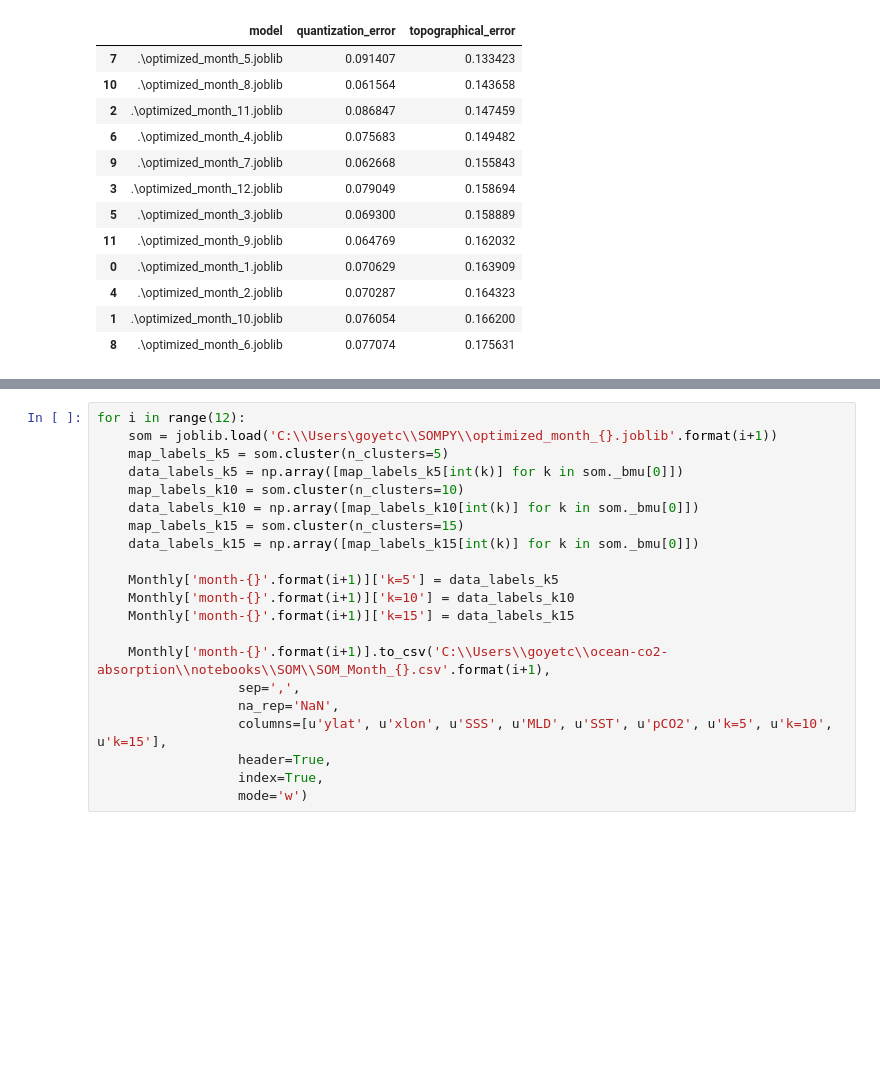
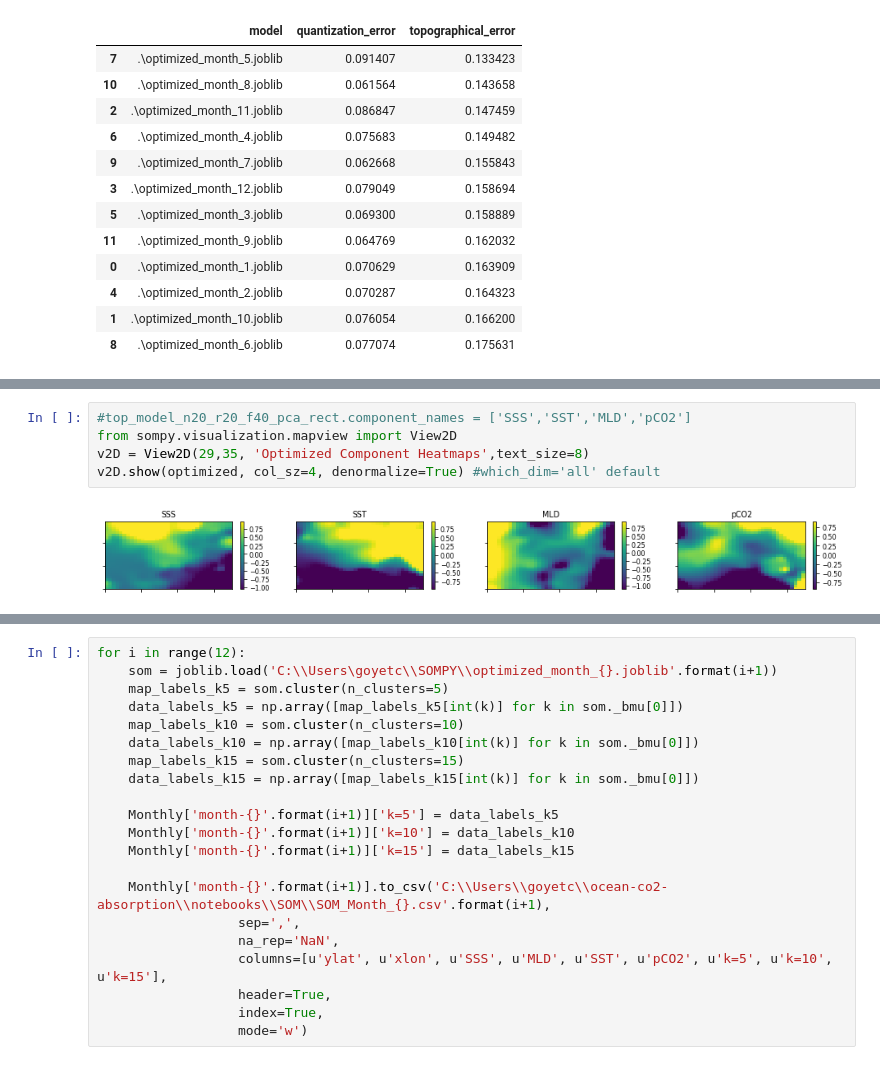
Before and after one commit to manksh/ocean-co2-absorption, a Jupyter notebook: notebooks/SOM/SOMPY_v5_monthly.ipynb, the cells around one changed output, grey strips where cells are left out. Cells and saved outputs as stored; diff of their text form; blank space fills up the shorter version.

```diff
--- a/notebooks/SOM/SOMPY_v5_monthly.ipynb
+++ b/notebooks/SOM/SOMPY_v5_monthly.ipynb
@@ -448,0 +569,7 @@ month_perf.sort_values(['topographical_error'], ascending=True)
+# %%
+#top_model_n20_r20_f40_pca_rect.component_names = ['SSS','SST','MLD','pCO2']
+from sompy.visualization.mapview import View2D
+v2D = View2D(29,35, 'Optimized Component Heatmaps',text_size=8)
+v2D.show(optimized, col_sz=4, denormalize=True) #which_dim='all' default
+# %% [output]
+[figure, added]
```
Also changed, not shown: parts of 26 cells of this notebook, 7 other files.
